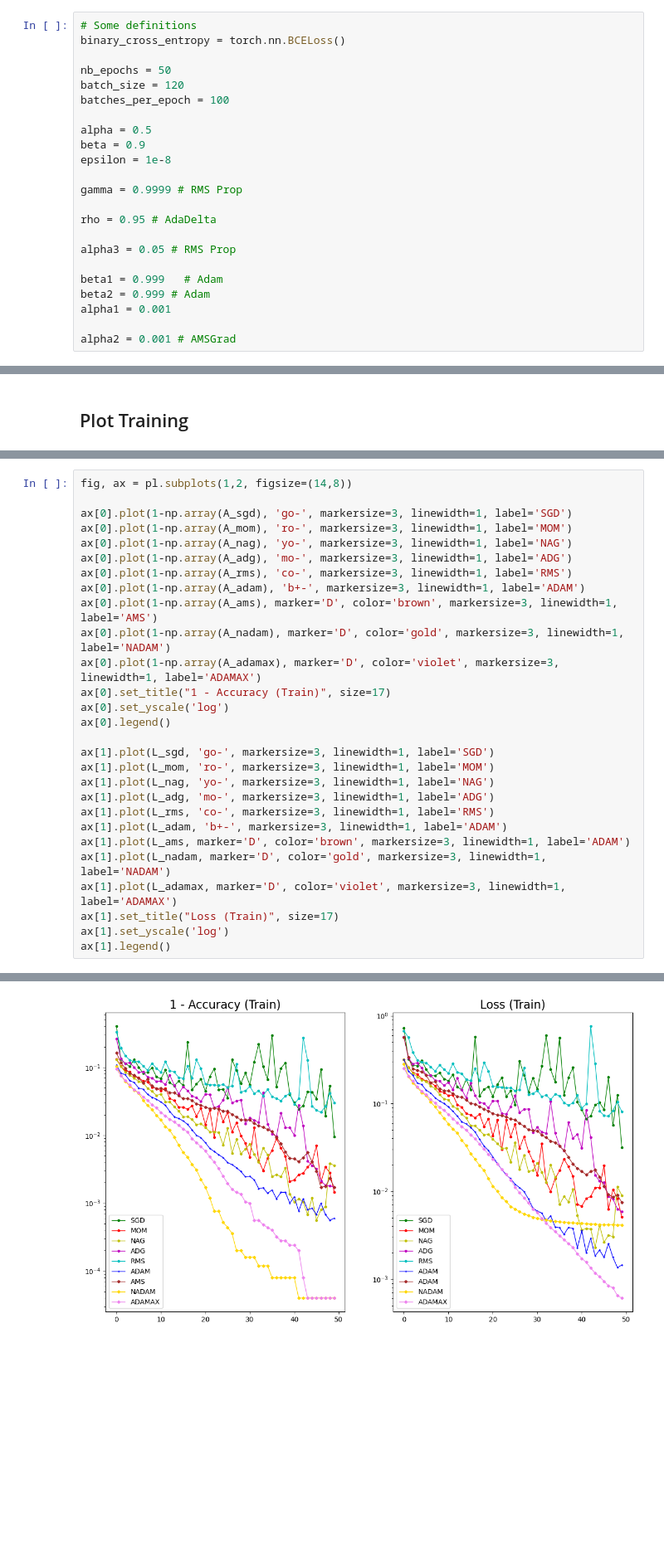
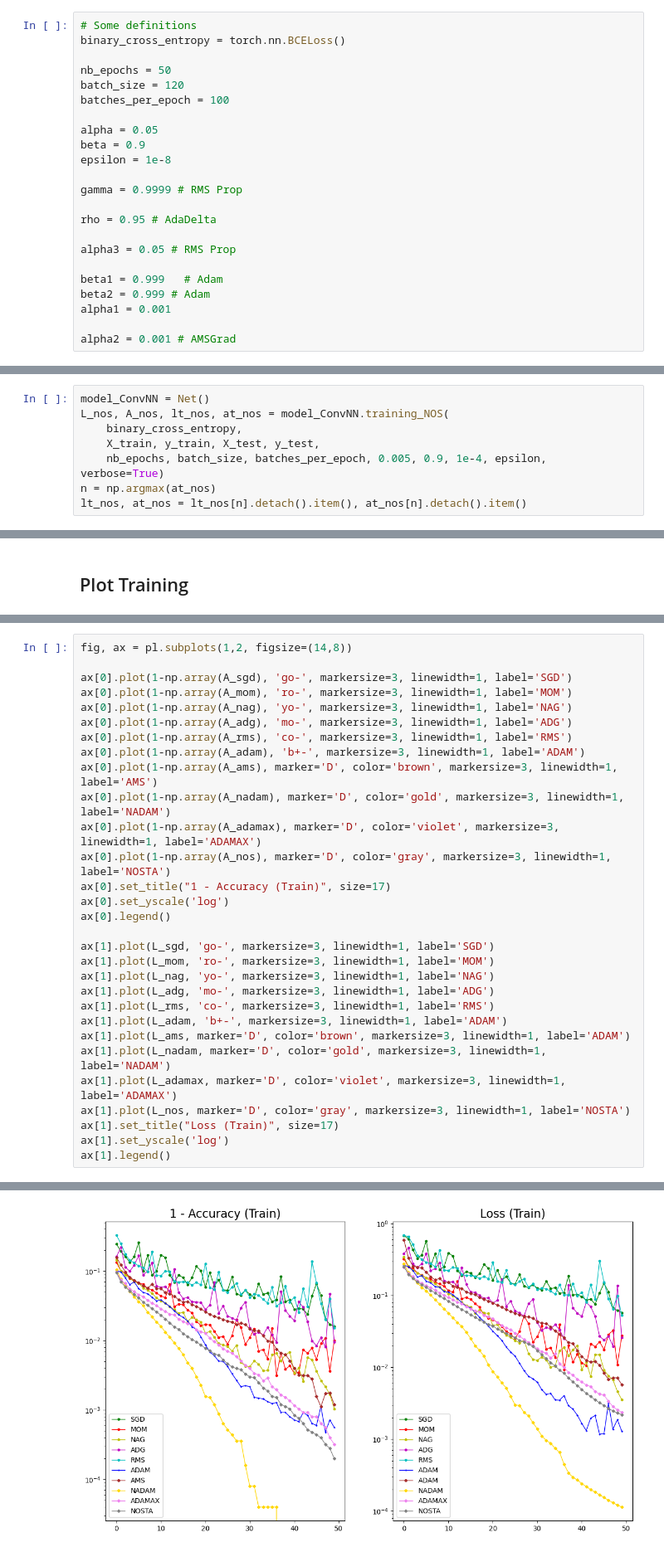
Before and after one commit to louislat/Advanced-ML-Project, a Jupyter notebook: ExperimentTextClassification.ipynb, the cells around one changed output, grey strips where cells are left out. Shown at 83% size. Cells and saved outputs as stored; diff of their text form; blank space fills up the shorter version.

Commit message:
Added Nostalgic adam

```diff
--- a/ExperimentTextClassification.ipynb
+++ b/ExperimentTextClassification.ipynb
@@ -49,7 +49,7 @@ nb_epochs = 50
 batch_size = 120
 batches_per_epoch = 100
 
-alpha = 0.5
+alpha = 0.05
 beta = 0.9
 epsilon = 1e-8
 
@@ -256,0 +240,8 @@ Loss test = 1.7655408382415771, Accuracy test = 0.8631200194358826
+# %%
+model_ConvNN = Net()
+L_nos, A_nos, lt_nos, at_nos = model_ConvNN.training_NOS(
+    binary_cross_entropy,
+    X_train, y_train, X_test, y_test,
+    nb_epochs, batch_size, batches_per_epoch, 0.005, 0.9, 1e-4, epsilon, verbose=True)
+n = np.argmax(at_nos)
+lt_nos, at_nos = lt_nos[n].detach().item(), at_nos[n].detach().item()
@@ -289,32 +289,34 @@ ax[1].legend()
 # %%
 fig, ax = pl.subplots(1,2, figsize=(14,8))
 
 ax[0].plot(1-np.array(A_sgd), 'go-', markersize=3, linewidth=1, label='SGD')
 ax[0].plot(1-np.array(A_mom), 'ro-', markersize=3, linewidth=1, label='MOM')
 ax[0].plot(1-np.array(A_nag), 'yo-', markersize=3, linewidth=1, label='NAG')
 ax[0].plot(1-np.array(A_adg), 'mo-', markersize=3, linewidth=1, label='ADG')
 ax[0].plot(1-np.array(A_rms), 'co-', markersize=3, linewidth=1, label='RMS')
 ax[0].plot(1-np.array(A_adam), 'b+-', markersize=3, linewidth=1, label='ADAM')
 ax[0].plot(1-np.array(A_ams), marker='D', color='brown', markersize=3, linewidth=1, label='AMS')
 ax[0].plot(1-np.array(A_nadam), marker='D', color='gold', markersize=3, linewidth=1, label='NADAM')
 ax[0].plot(1-np.array(A_adamax), marker='D', color='violet', markersize=3, linewidth=1, label='ADAMAX')
+ax[0].plot(1-np.array(A_nos), marker='D', color='gray', markersize=3, linewidth=1, label='NOSTA')
 ax[0].set_title("1 - Accuracy (Train)", size=17)
 ax[0].set_yscale('log')
 ax[0].legend()
 
 ax[1].plot(L_sgd, 'go-', markersize=3, linewidth=1, label='SGD')
 ax[1].plot(L_mom, 'ro-', markersize=3, linewidth=1, label='MOM')
 ax[1].plot(L_nag, 'yo-', markersize=3, linewidth=1, label='NAG')
 ax[1].plot(L_adg, 'mo-', markersize=3, linewidth=1, label='ADG')
 ax[1].plot(L_rms, 'co-', markersize=3, linewidth=1, label='RMS')
 ax[1].plot(L_adam, 'b+-', markersize=3, linewidth=1, label='ADAM')
 ax[1].plot(L_ams, marker='D', color='brown', markersize=3, linewidth=1, label='ADAM')
 ax[1].plot(L_nadam, marker='D', color='gold', markersize=3, linewidth=1, label='NADAM')
 ax[1].plot(L_adamax, marker='D', color='violet', markersize=3, linewidth=1, label='ADAMAX')
+ax[1].plot(L_nos, marker='D', color='gray', markersize=3, linewidth=1, label='NOSTA')
 ax[1].set_title("Loss (Train)", size=17)
 ax[1].set_yscale('log')
 ax[1].legend()
 # %% [output]
 <matplotlib.legend.Legend at 0x...>
-[figure, old version]
+[figure, new version]
 # %%
```
Also changed, not shown: parts of 18 cells of this notebook, 5 other files.
